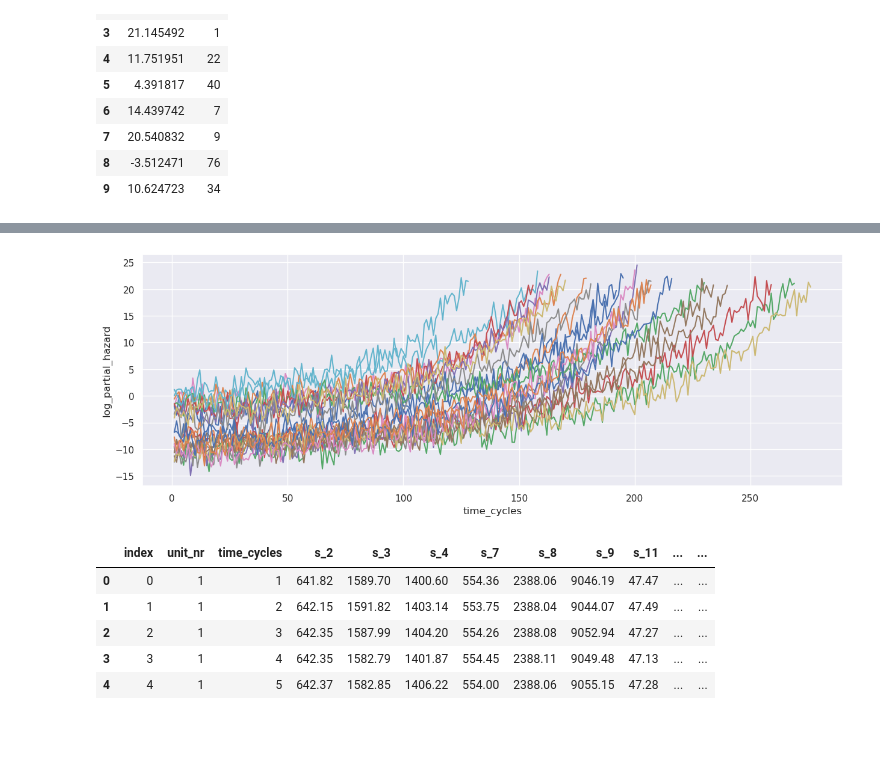
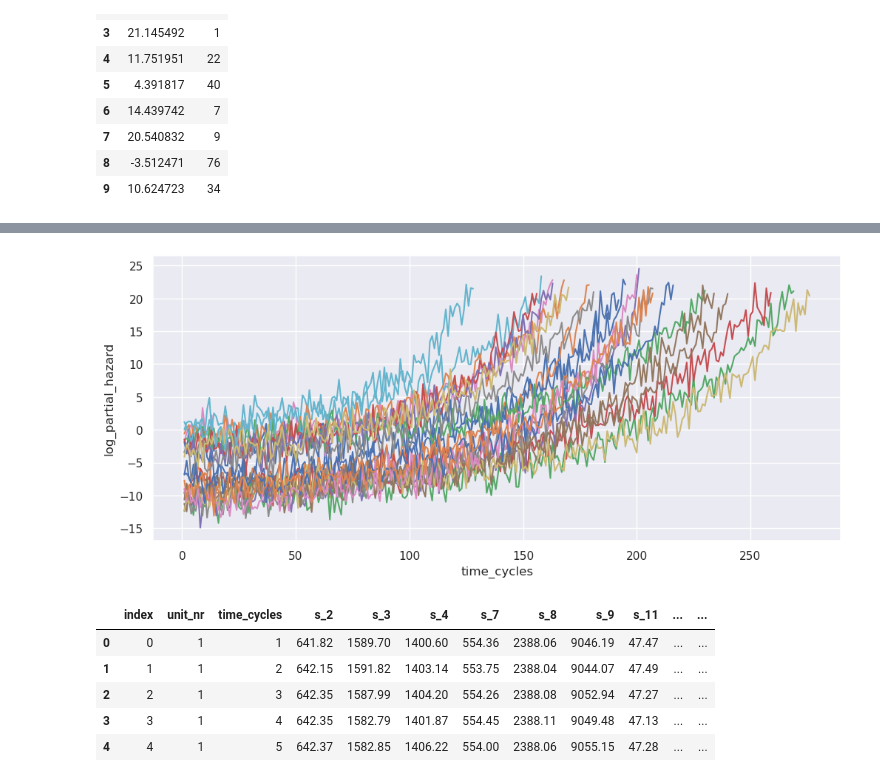
Before and after one commit to xxl4tomxu98/NASA-Jet-Engine-Maintenance, a Jupyter notebook: Survival Analysis/survival.ipynb, the cells around one changed output, grey strips where cells are left out. Saved outputs shown, nothing was run; the diff lists cells and outputs as text; code cells hidden in the pictures; blank space fills up the shorter version.

```diff
--- a/Survival Analysis/survival.ipynb
+++ b/Survival Analysis/survival.ipynb
@@ -220,20 +220,20 @@ plt.show()
 # %%
 # now lets look at some hazard trajectories
 X = train.loc[train['unit_nr'].isin(df_to_predict.index)]
 X_unique = len(X['unit_nr'].unique())
 
-plt.figure(figsize=(15,5))
+plt.figure(figsize=(12,5))
 
 for i in range(1, X_unique, 2):
     X_sub = X.loc[X['unit_nr'] == i]
     predictions = ctv.predict_partial_hazard(X_sub).values
     plt.plot(X_sub['time_cycles'].values, np.log(predictions))
 
 plt.xlabel('time_cycles')
 plt.ylabel('log_partial_hazard')
 plt.show()
 # %% [output]
-[figure, old version]
+[figure, new version]
 # %%
 df_hazard = train_censored.copy().reset_index()
 df_hazard['hazard'] = ctv.predict_log_partial_hazard(df_hazard)
```
Also changed, not shown: parts of 5 cells of this notebook.
